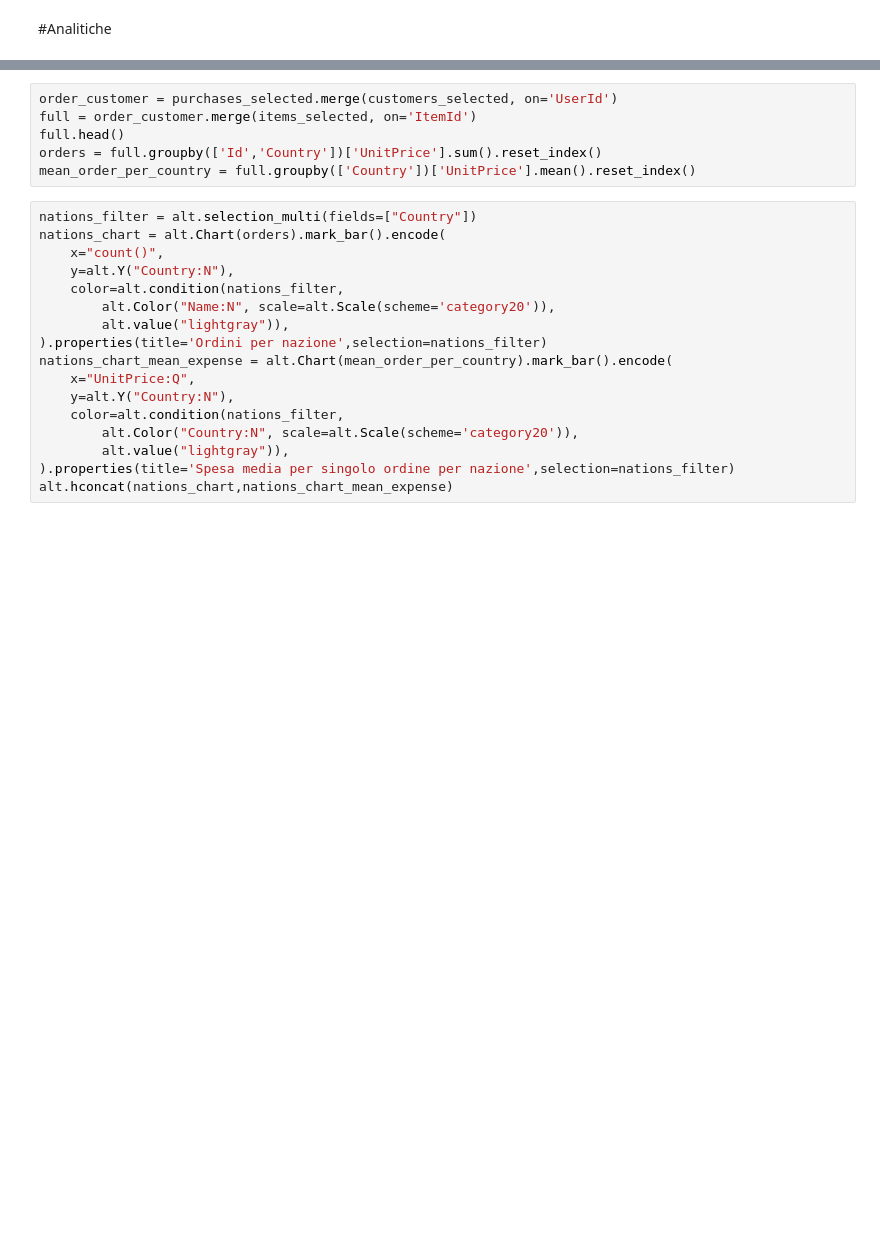
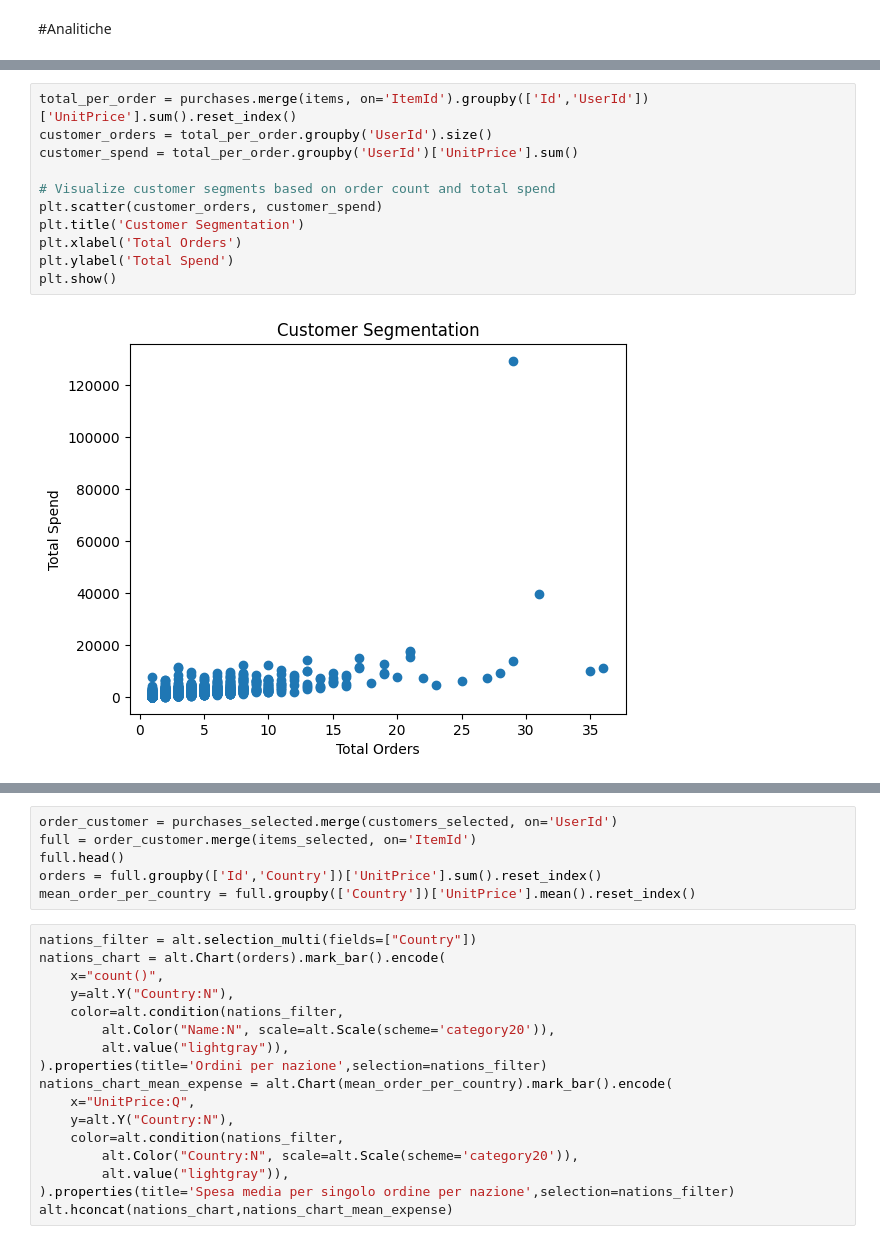
Before and after one commit to williambiondi/RecommenderGS, a Jupyter notebook: DataCleaningGS.ipynb, the cells around one changed output, grey strips where cells are left out. Drawn from its saved outputs; the diff is of its cells as text; blank space fills up the shorter version.

```diff
--- a/DataCleaningGS.ipynb
+++ b/DataCleaningGS.ipynb
@@ -227,0 +303,13 @@ purchases_selected.head()
+# %%
+total_per_order = purchases.merge(items, on='ItemId').groupby(['Id','UserId'])['UnitPrice'].sum().reset_index()
+customer_orders = total_per_order.groupby('UserId').size()
+customer_spend = total_per_order.groupby('UserId')['UnitPrice'].sum()
+
+# Visualize customer segments based on order count and total spend
+plt.scatter(customer_orders, customer_spend)
+plt.title('Customer Segmentation')
+plt.xlabel('Total Orders')
+plt.ylabel('Total Spend')
+plt.show()
+# %% [output]
+[figure, added]
```
Also changed, not shown: parts of 17 cells of this notebook.
